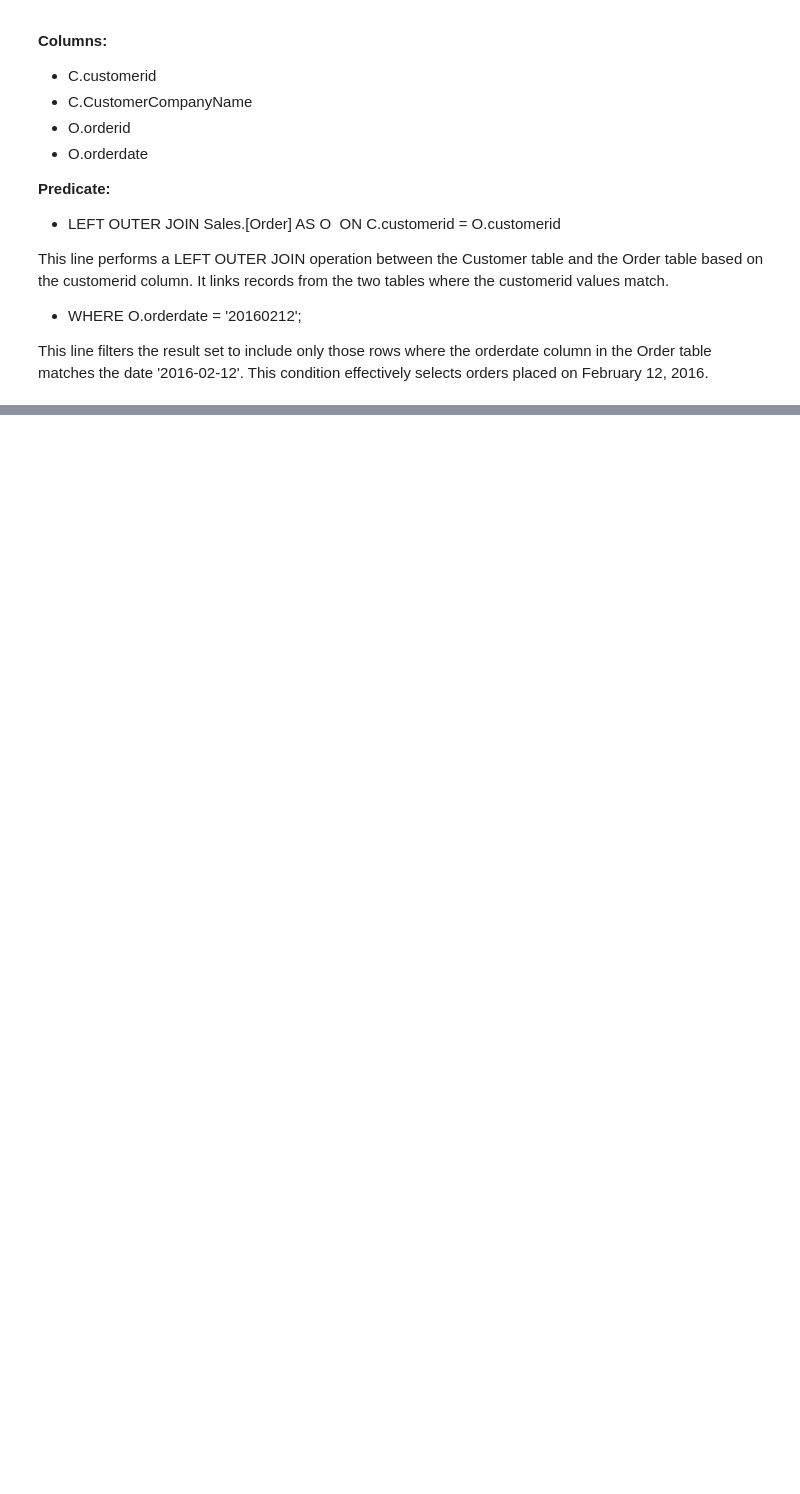
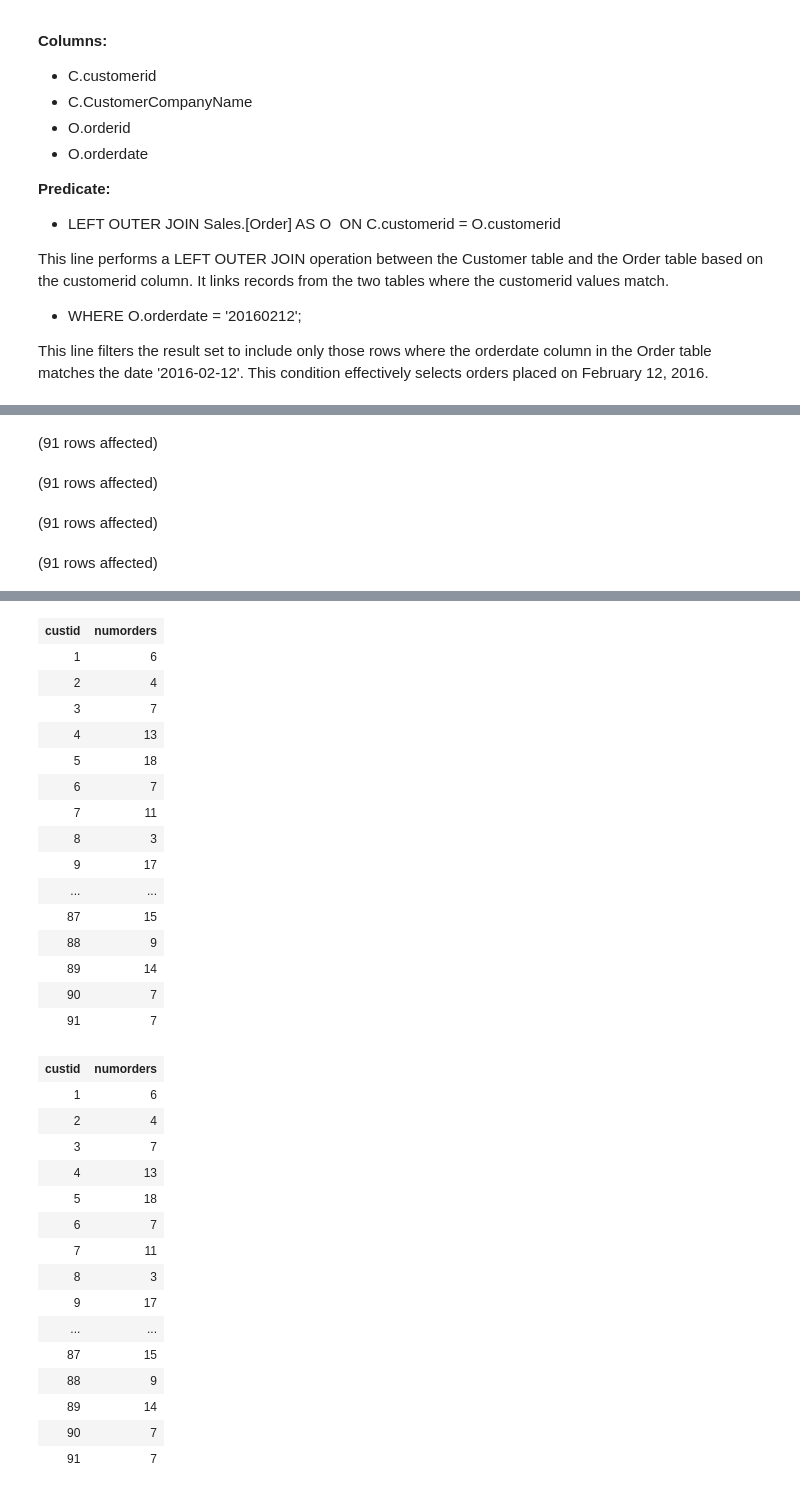
Before and after one commit to ImPrithibi/SQLProgramming, a Jupyter notebook: SQLProgramming-Group6/Ch3-Joins/Individual_Group6_HW2_Sabrina-Zheng.ipynb, the cells around one changed output, grey strips where cells are left out. Cells and saved outputs as stored; diff of their text form; code cells hidden in the pictures; blank space fills up the shorter version.

```diff
--- a/SQLProgramming-Group6/Ch3-Joins/Individual_Group6_HW2_Sabrina-Zheng.ipynb
+++ b/SQLProgramming-Group6/Ch3-Joins/Individual_Group6_HW2_Sabrina-Zheng.ipynb
@@ -362,12 +517,33 @@ Construct a query to retrieve the custid along with the count of orders placed b
 # %%
+--Query using TSQL4 database
+USE TSQLV4;
 SELECT C.custid, COUNT(*) AS numorders
-FROM Sales.[Customers] AS C
-  LEFT OUTER JOIN Sales.[Orders] AS O
-    ON C.custid = O.custid
+FROM Sales.Customers AS C
+LEFT OUTER JOIN Sales.Orders AS O
+ON C.custid = O.custid
 GROUP BY C.custid;
 
 SELECT C.custid, COUNT(O.orderid) AS numorders
-FROM Sales.[Customers] AS C
-  LEFT OUTER JOIN Sales.[Orders] AS O
-    ON C.custid = O.custid
+FROM Sales.Customers AS C
+LEFT OUTER JOIN Sales.Orders AS O
+ON C.custid = O.custid
 GROUP BY C.custid;
+
+--Query using Northwinds2022TSQLV7
+USE Northwinds2022TSQLV7;
+SELECT C.customerid, COUNT(*) AS numorders
+FROM Sales.[Customer] AS C
+LEFT OUTER JOIN Sales.[Order] AS O
+ON C.customerid = O.customerid
+GROUP BY C.customerid;
+
+SELECT C.customerid, COUNT(O.orderid) AS numorders
+FROM Sales.[Customer] AS C
+LEFT OUTER JOIN Sales.[Order] AS O
+ON C.customerid = O.customerid
+GROUP BY C.customerid;
+# %% [output]
+(91 rows affected)
+(91 rows affected)
+(91 rows affected)
+(91 rows affected)
@@ -373,0 +551,32 @@ GROUP BY C.custid;
+| custid | numorders |
+| 1 | 6 |
+| 2 | 4 |
+| 3 | 7 |
+| 4 | 13 |
+| 5 | 18 |
+| 6 | 7 |
+| 7 | 11 |
+| 8 | 3 |
+| 9 | 17 |
+| ... | ... |
+| 87 | 15 |
+| 88 | 9 |
+| 89 | 14 |
+| 90 | 7 |
+| 91 | 7 |
+| custid | numorders |
+| 1 | 6 |
+| 2 | 4 |
+| 3 | 7 |
+| 4 | 13 |
+| 5 | 18 |
+| 6 | 7 |
+| 7 | 11 |
+| 8 | 3 |
+| 9 | 17 |
+| ... | ... |
+| 87 | 15 |
+| 88 | 9 |
+| 89 | 14 |
+| 90 | 7 |
+| 91 | 7 |
```
Also changed, not shown: parts of 10 cells of this notebook.
